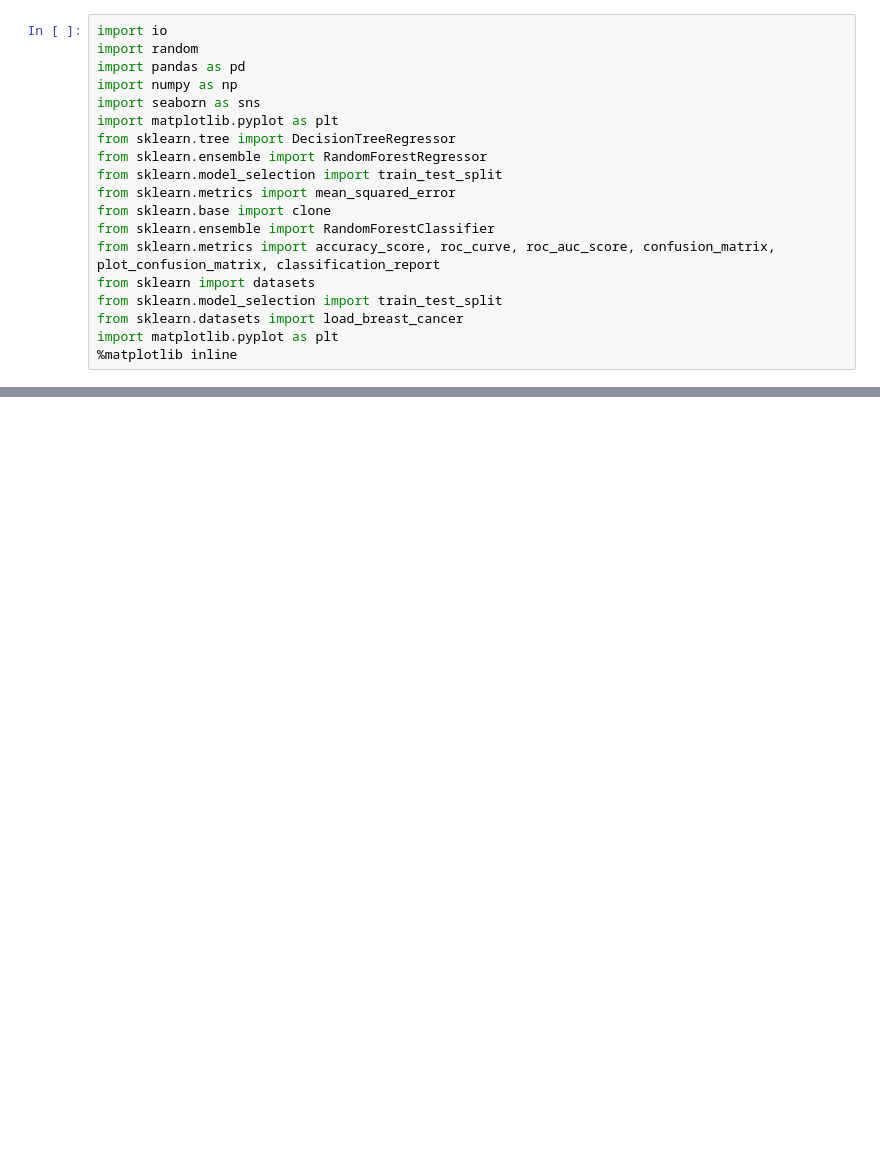
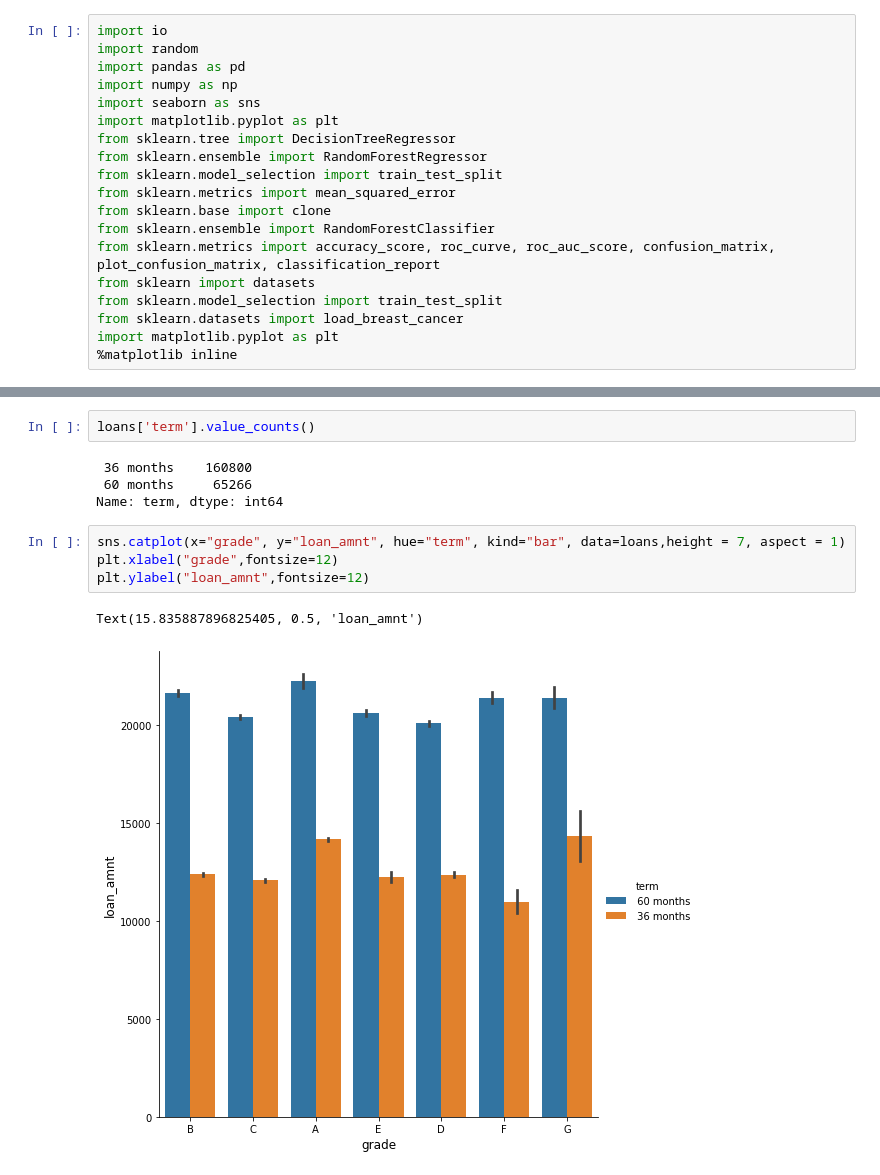
Before and after one commit to CarolinaMejiaMujica/Lending-Club-loan-data, a Jupyter notebook: Lending Club loan data.ipynb, the cells around one changed output, grey strips where cells are left out. Cells and saved outputs as stored; diff of their text form; blank space fills up the shorter version.

```diff
--- a/Lending Club loan data.ipynb
+++ b/Lending Club loan data.ipynb
@@ -104,0 +180,13 @@ Name: loan_status, dtype: int64
+# %%
+loans['term'].value_counts()
+# %% [output]
+ 36 months    160800
+ 60 months     65266
+Name: term, dtype: int64
+# %%
+sns.catplot(x="grade", y="loan_amnt", hue="term", kind="bar", data=loans,height = 7, aspect = 1)
+plt.xlabel("grade",fontsize=12)
+plt.ylabel("loan_amnt",fontsize=12)
+# %% [output]
+Text(15.835887896825405, 0.5, 'loan_amnt')
+[figure, added]
```
Also changed, not shown: parts of 32 cells of this notebook.
